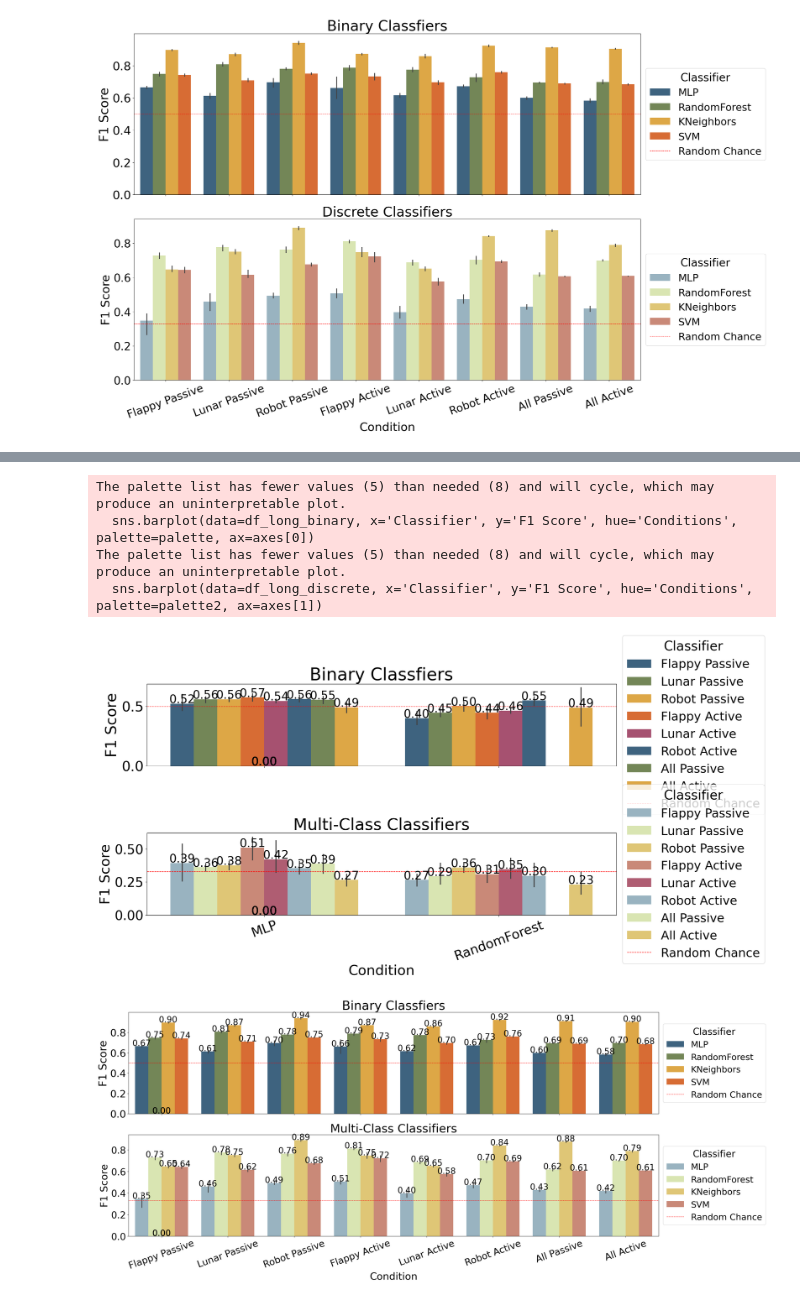
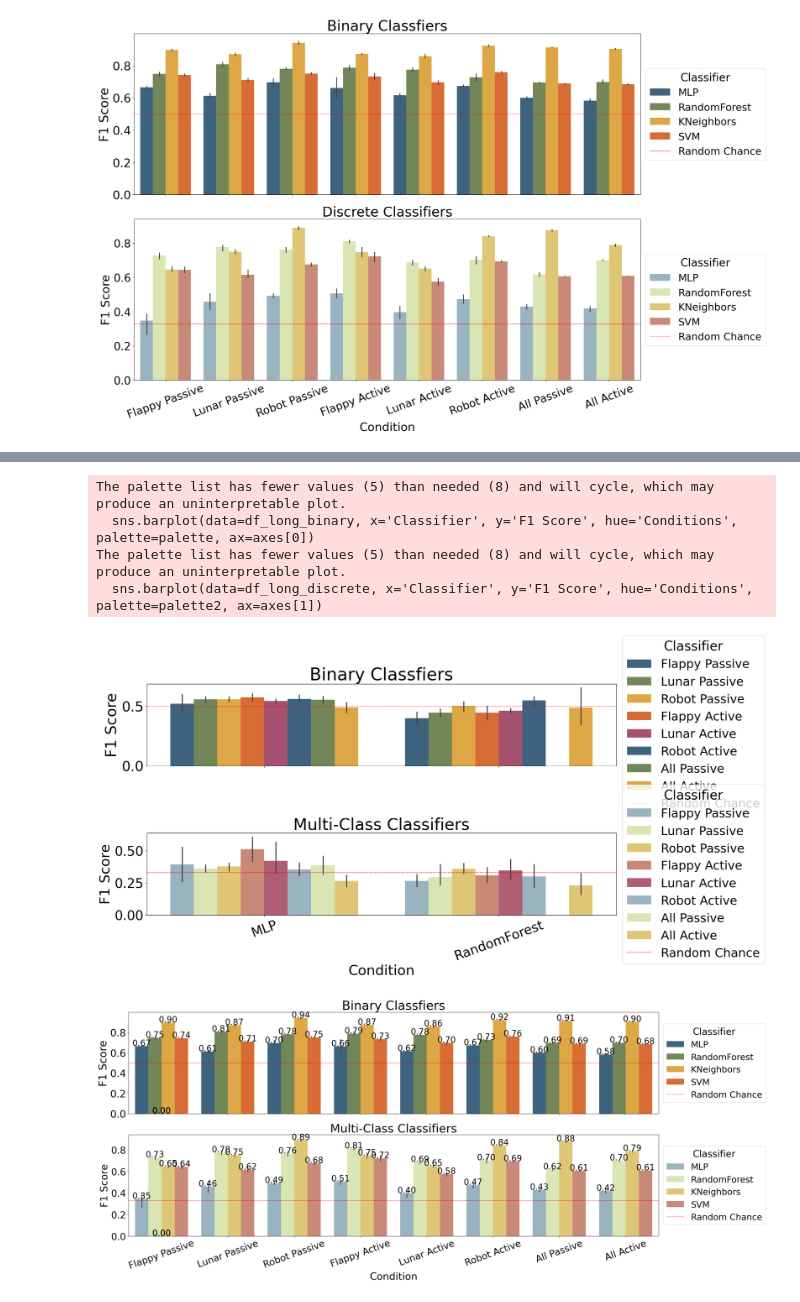
Before and after one commit to your-profile/NeuroLoop-Classification, a Jupyter notebook: FIGURES_classicalmodel_scores.ipynb, the cells around one changed output, grey strips where cells are left out. Drawn from its saved outputs; the diff is of its cells as text; code cells hidden in the pictures.

```diff
--- a/FIGURES_classicalmodel_scores.ipynb
+++ b/FIGURES_classicalmodel_scores.ipynb
@@ -4,17 +4,17 @@ import pandas as pd
 import numpy as np
 import seaborn as sns
 # %%
-df_multiSubject_binary = pd.read_csv('experiments/experiment2/results/data/multiSubject_binary.csv')
-df_multiSubject_discrete = pd.read_csv('experiments/experiment2/results/data/multiSubject_discrete.csv')
-df_finetuning_binary = pd.read_csv('experiments/experiment2/results/data/finetuning_binary.csv')
-df_finetuning_discrete = pd.read_csv('experiments/experiment2/results/data/finetuning_discrete.csv')
-df_multiSubject_binaryCV = pd.read_csv('experiments/experiment2/results/data/multiSubject_binaryCV.csv')
-df_multiSubject_discreteCV = pd.read_csv('experiments/experiment2/results/data/multiSubject_discreteCV.csv')
+df_multiSubject_binary = pd.read_csv('experiment/results/data/multiSubject_binary.csv')
+df_multiSubject_discrete = pd.read_csv('experiment/results/data/multiSubject_discrete.csv')
+df_finetuning_binary = pd.read_csv('experiment/results/data/finetuning_binary.csv')
+df_finetuning_discrete = pd.read_csv('experiment/results/data/finetuning_discrete.csv')
+df_multiSubject_binaryCV = pd.read_csv('experiment/results/data/multiSubject_binaryCV.csv')
+df_multiSubject_discreteCV = pd.read_csv('experiment/results/data/multiSubject_discreteCV.csv')
 
-df_finetuning_regressor = pd.read_csv('experiments/experiment2/results/data/finetuning_regression.csv')
-df_multiSubject_regressorCV = pd.read_csv('experiments/experiment2/results/data/multiSubject_regressionCV.csv')
-df_multiSubject_regressor = pd.read_csv('experiments/experiment2/results/data/multiSubject_regression.csv')
-df_nasatlx = pd.read_csv("experiments/NASATLX_Averages.csv")
+df_finetuning_regressor = pd.read_csv('experiment/results/data/finetuning_regression.csv')
+df_multiSubject_regressorCV = pd.read_csv('experiment/results/data/multiSubject_regressionCV.csv')
+df_multiSubject_regressor = pd.read_csv('experiment/results/data/multiSubject_regression.csv')
+df_nasatlx = pd.read_csv("experiment/results/NASATLX_Averages.csv")
 
 def add_condition_names(df):
 
@@ -249,49 +249,35 @@ df_long_discrete = pd.melt(df_discrete.reset_index(), id_vars=['Conditions', 'Cl
                            var_name='Metric', value_name='F1 Score')
 palette = ["#33658a", "#758e4f", "#f6ae2d", "#f26419", "#b4436c"]
 palette2 = ["#93b5c6", "#ddedaa", "#f0cf65", "#d7816a", "#bd4f6c"]
 
 fig, axes = plt.subplots(2, 1, figsize=(20, 10), sharex=True)
 
 sns.barplot(data=df_long_binary, x='Classifier', y='F1 Score', hue='Conditions', palette=palette, ax=axes[0])
 axes[0].axhline(y=0.5, color='r', linestyle='--', linewidth=1, label='Random Chance')
 axes[0].set_title('Binary Classfiers', fontsize=37)
 axes[0].set_xlabel('Condition', fontsize=32)
 axes[0].set_ylabel('F1 Score', fontsize=32)
 axes[0].tick_params(axis='x', rotation=20, labelsize=30)
 axes[0].tick_params(axis='y', labelsize=30)
 axes[0].legend(title='Classifier', title_fontsize='28', fontsize='26', loc='center left', bbox_to_anchor=(1, 0.5))
 
-for p in axes[0].patches:
-    axes[0].annotate(format(p.get_height(), '.2f'),
-                     (p.get_x() + p.get_width() / 2., p.get_height()),
-                     ha = 'center', va = 'center',
-                     xytext = (0, 9),
-                     textcoords = 'offset points',
-                     fontsize=25)
-
 sns.barplot(data=df_long_discrete, x='Classifier', y='F1 Score', hue='Conditions', palette=palette2, ax=axes[1])
 axes[1].axhline(y=0.33, color='r', linestyle='--', linewidth=1, label='Random Chance')
 axes[1].set_title('Multi-Class Classifiers', fontsize=35)
 axes[1].set_xlabel('Condition', fontsize=30)
 axes[1].set_ylabel('F1 Score', fontsize=30)
 axes[1].tick_params(axis='x', rotation=20, labelsize=28)
 axes[1].tick_params(axis='y', labelsize=28)
 axes[1].legend(title='Classifier', title_fontsize='28', fontsize='26', loc='center left', bbox_to_anchor=(1, 0.5))
-for p in axes[1].patches:
-    axes[1].annotate(format(p.get_height(), '.2f'),
-                     (p.get_x() + p.get_width() / 2., p.get_height()),
-                     ha = 'center', va = 'center',
-                     xytext = (0, 9),
-                     textcoords = 'offset points',
-                     fontsize=25)
+
 plt.tight_layout()
 plt.show()
 # %% [output]
 The palette list has fewer values (5) than needed (8) and will cycle, which may produce an uninterpretable plot.
   sns.barplot(data=df_long_binary, x='Classifier', y='F1 Score', hue='Conditions', palette=palette, ax=axes[0])
 The palette list has fewer values (5) than needed (8) and will cycle, which may produce an uninterpretable plot.
   sns.barplot(data=df_long_discrete, x='Classifier', y='F1 Score', hue='Conditions', palette=palette2, ax=axes[1])
-[figure, old version]
+[figure, new version]
 # %%
 df_binary = df_multiSubject_binary#[df_multiSubject_binary["TestParticipants"] == df_multiSubject_binary["TrainParticipants"]]
 df_discrete = df_multiSubject_discrete#df_multiSubject_discrete["TestParticipants"] == df_multiSubject_discrete["TrainParticipants"]]
```
Also changed, not shown: parts of 2 cells of this notebook, 43 other files.
